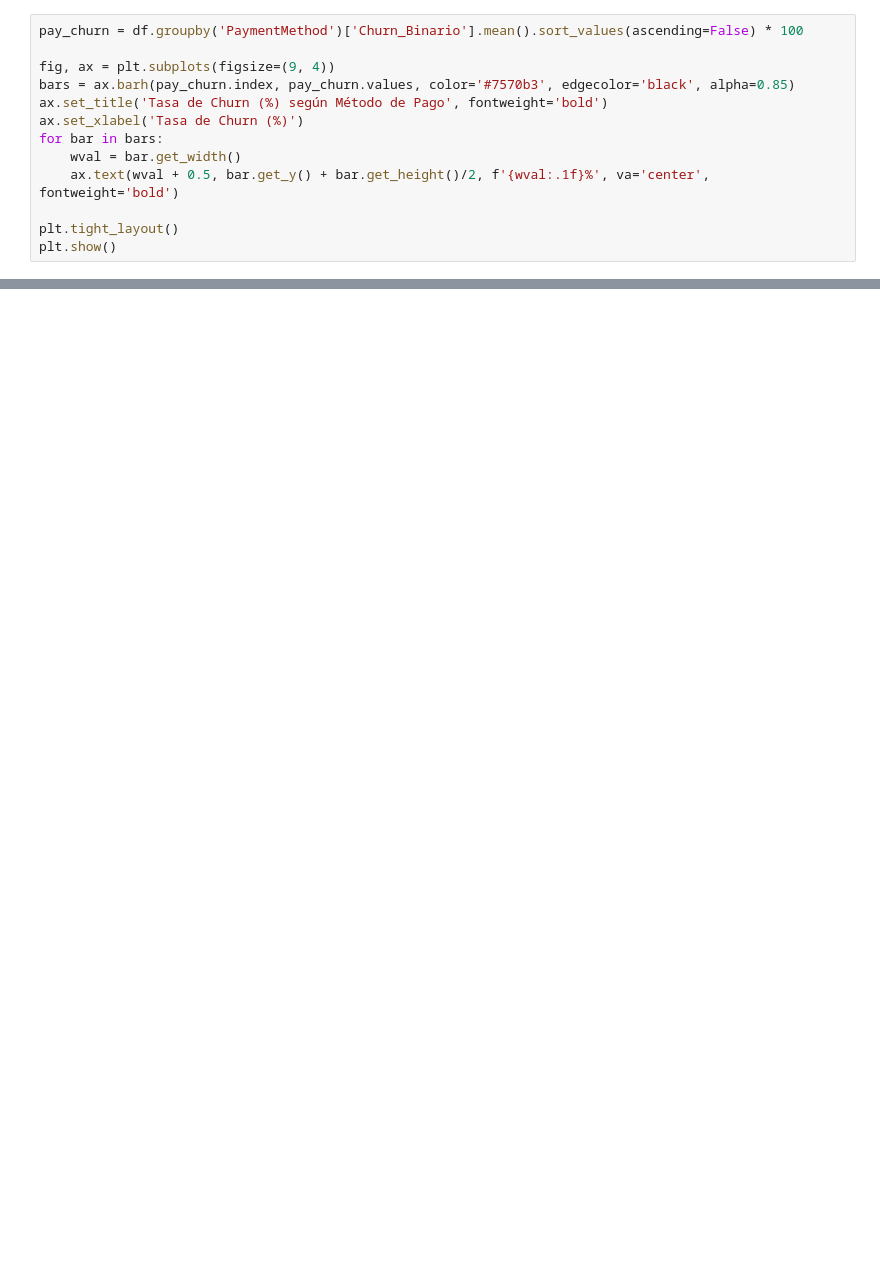
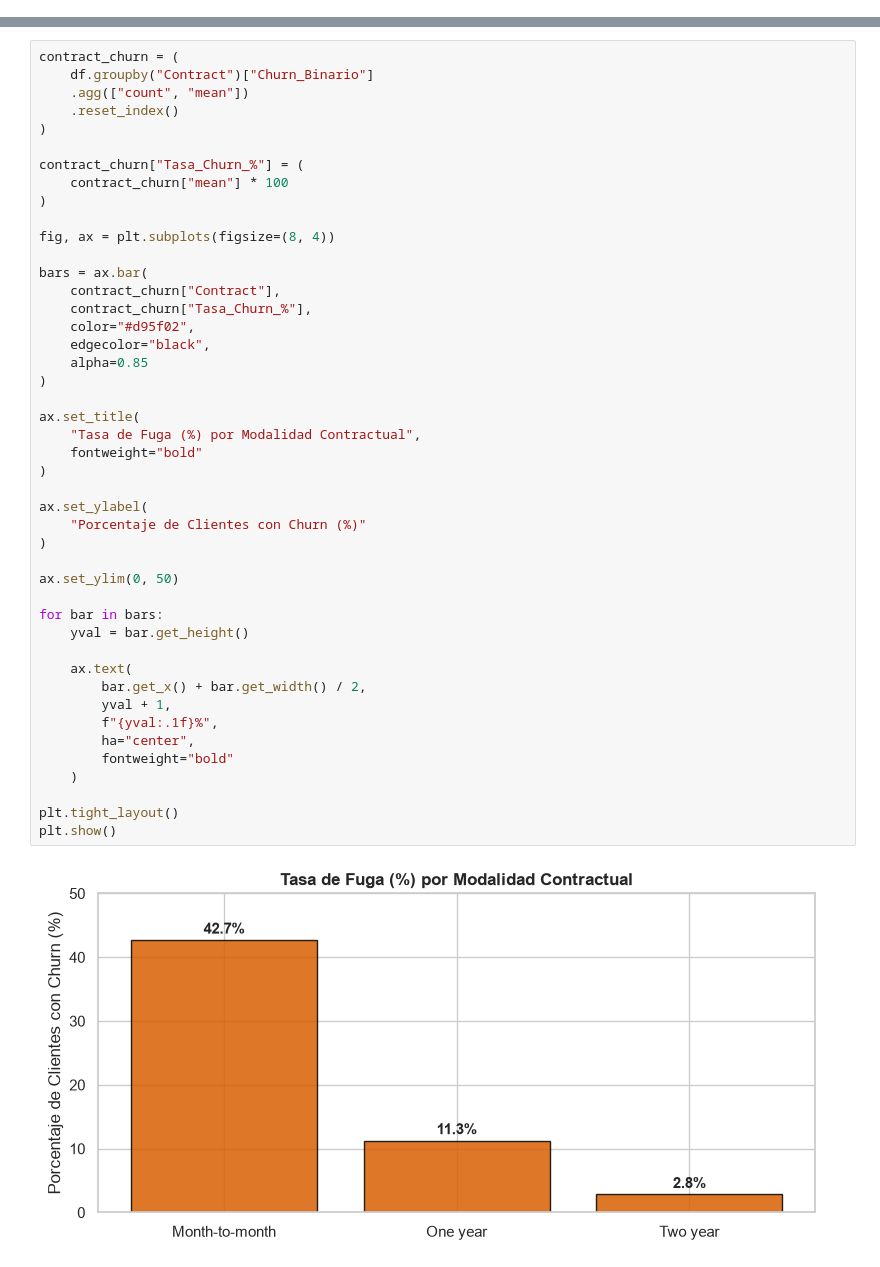
Before and after one commit to joako-baneado/customer-churn-prediction, a Jupyter notebook: notebooks/01_eda_exploratorio.ipynb, the cells around one changed output, grey strips where cells are left out. Saved outputs shown, nothing was run; the diff lists cells and outputs as text; blank space fills up the shorter version.

```diff
--- a/notebooks/01_eda_exploratorio.ipynb
+++ b/notebooks/01_eda_exploratorio.ipynb
@@ -228,13 +0,0 @@ plt.show()
-# %%
-pay_churn = df.groupby('PaymentMethod')['Churn_Binario'].mean().sort_values(ascending=False) * 100
-
-fig, ax = plt.subplots(figsize=(9, 4))
-bars = ax.barh(pay_churn.index, pay_churn.values, color='#7570b3', edgecolor='black', alpha=0.85)
-ax.set_title('Tasa de Churn (%) según Método de Pago', fontweight='bold')
-ax.set_xlabel('Tasa de Churn (%)')
-for bar in bars:
-    wval = bar.get_width()
-    ax.text(wval + 0.5, bar.get_y() + bar.get_height()/2, f'{wval:.1f}%', va='center', fontweight='bold')
-
-plt.tight_layout()
-plt.show()
@@ -257,0 +327,47 @@ A partir de la evidencia recabada:
+# %%
+contract_churn = (
+    df.groupby("Contract")["Churn_Binario"]
+    .agg(["count", "mean"])
+    .reset_index()
+)
+
+contract_churn["Tasa_Churn_%"] = (
+    contract_churn["mean"] * 100
+)
+
+fig, ax = plt.subplots(figsize=(8, 4))
+
+bars = ax.bar(
+    contract_churn["Contract"],
+    contract_churn["Tasa_Churn_%"],
+    color="#d95f02",
+    edgecolor="black",
+    alpha=0.85
+)
+
+ax.set_title(
+    "Tasa de Fuga (%) por Modalidad Contractual",
+    fontweight="bold"
+)
+
+ax.set_ylabel(
+    "Porcentaje de Clientes con Churn (%)"
+)
+
+ax.set_ylim(0, 50)
+
+for bar in bars:
+    yval = bar.get_height()
+
+    ax.text(
+        bar.get_x() + bar.get_width() / 2,
+        yval + 1,
+        f"{yval:.1f}%",
+        ha="center",
+        fontweight="bold"
+    )
+
+plt.tight_layout()
+plt.show()
+# %% [output]
+[figure, added]
```
Also changed, not shown: parts of 54 cells of this notebook.
